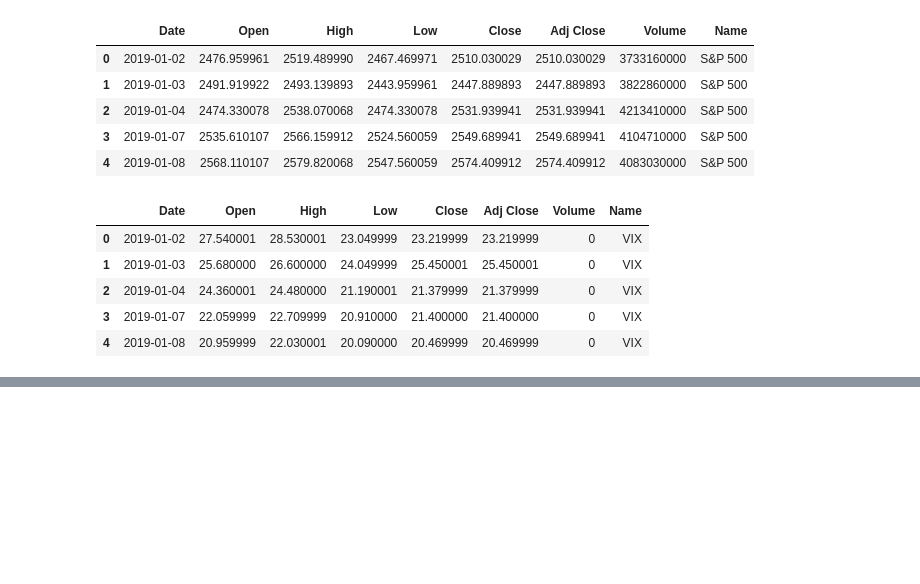
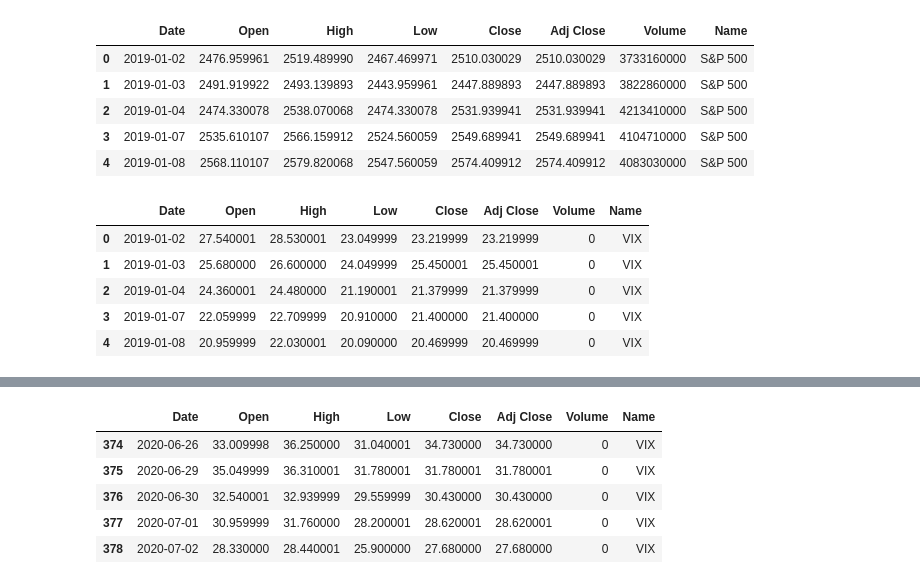
Before and after one commit to robertbozsik/impacts-of-covid19, a Jupyter notebook: data_cleaning_RB.ipynb, the cells around one changed output, grey strips where cells are left out. Drawn from its saved outputs; the diff is of its cells as text; code cells hidden in the pictures; blank space fills up the shorter version.

Commit message:
test concat and pivot

```diff
--- a/data_cleaning_RB.ipynb
+++ b/data_cleaning_RB.ipynb
@@ -154,0 +157,3 @@ cleaning(vix_df, 'VIX', 'Data/vix_df.csv')
+# %%
+vix_df = pd.read_csv('Data/vix_df.csv')
+vix_df.head()
@@ -154,0 +167,3 @@ cleaning(vix_df, 'VIX', 'Data/vix_df.csv')
+# %%
+sp_500_df = pd.read_csv('Data/sp_500_df.csv')
+sp_500_df.head()
@@ -154,0 +177,2 @@ cleaning(vix_df, 'VIX', 'Data/vix_df.csv')
+# %%
+df_concated = pd.concat([sp_500_df, vix_df])
@@ -154,0 +188,9 @@ cleaning(vix_df, 'VIX', 'Data/vix_df.csv')
+# %%
+df_concated.tail()
+# %% [output]
+|  | Date | Open | High | Low | Close | Adj Close | Volume | Name |
+| 374 | 2020-06-26 | 33.009998 | 36.250000 | 31.040001 | 34.730000 | 34.730000 | 0 | VIX |
+| 375 | 2020-06-29 | 35.049999 | 36.310001 | 31.780001 | 31.780001 | 31.780001 | 0 | VIX |
+| 376 | 2020-06-30 | 32.540001 | 32.939999 | 29.559999 | 30.430000 | 30.430000 | 0 | VIX |
+| 377 | 2020-07-01 | 30.959999 | 31.760000 | 28.200001 | 28.620001 | 28.620001 | 0 | VIX |
+| 378 | 2020-07-02 | 28.330000 | 28.440001 | 25.900000 | 27.680000 | 27.680000 | 0 | VIX |
```
Also changed, not shown: parts of 9 cells of this notebook.
